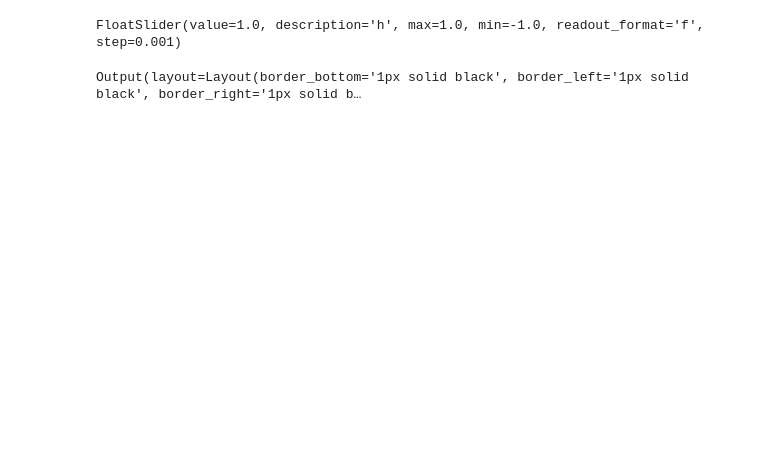
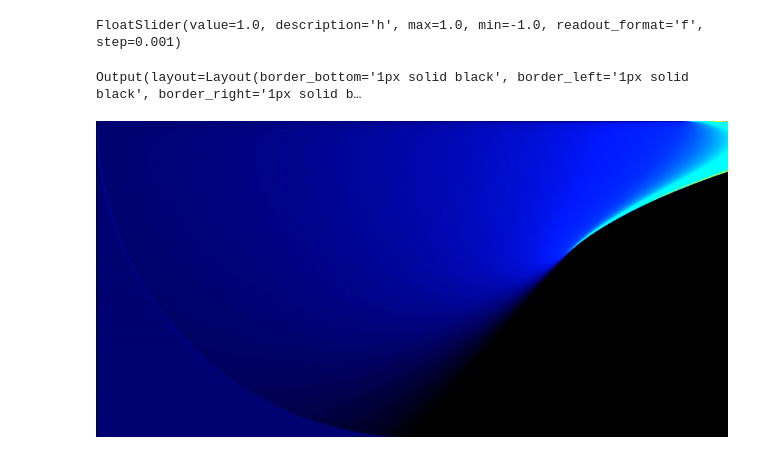
Before and after one commit to Snowball2012/research, a Jupyter notebook: caustics/RefractedCircleCaustics.ipynb, the cells around one changed output. Cells and saved outputs as stored; diff of their text form; code cells hidden in the pictures; blank space fills up the shorter version.

Commit message:
caustics: lut test

```diff
--- a/caustics/RefractedCircleCaustics.ipynb
+++ b/caustics/RefractedCircleCaustics.ipynb
@@ -68,3 +68,11 @@ EvalImage([])
 [interactive output not drawn]
 FloatSlider(value=1.0, description='h', max=1.0, min=-1.0, readout_format='f', step=0.001)
 Output(layout=Layout(border_bottom='1px solid black', border_left='1px solid black', border_right='1px solid b…
+# %%
+def imload(path):
+    img = cv2.imread(path)
+    return img
+# %%
+imshow( imload('causticsLUT.png') )
+# %% [output]
+[figure, added]
```
Also changed, not shown: parts of 4 cells of this notebook, 1 other file.
